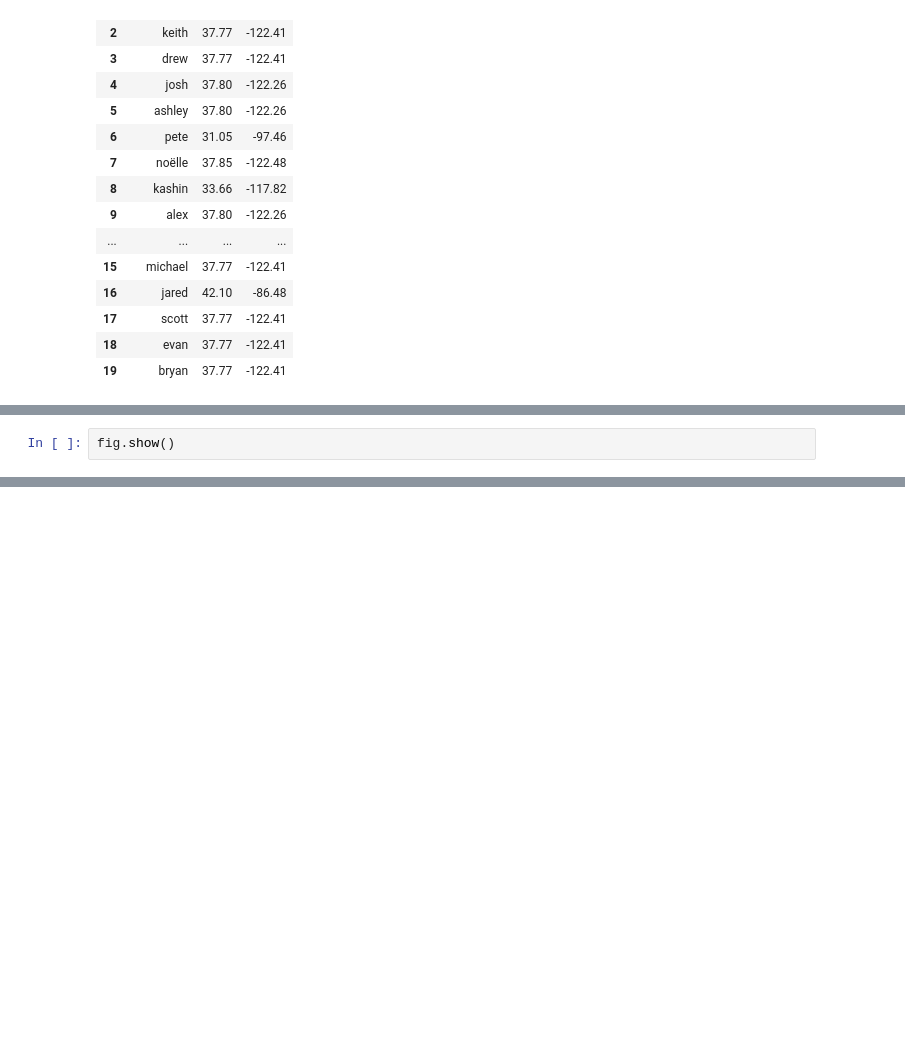
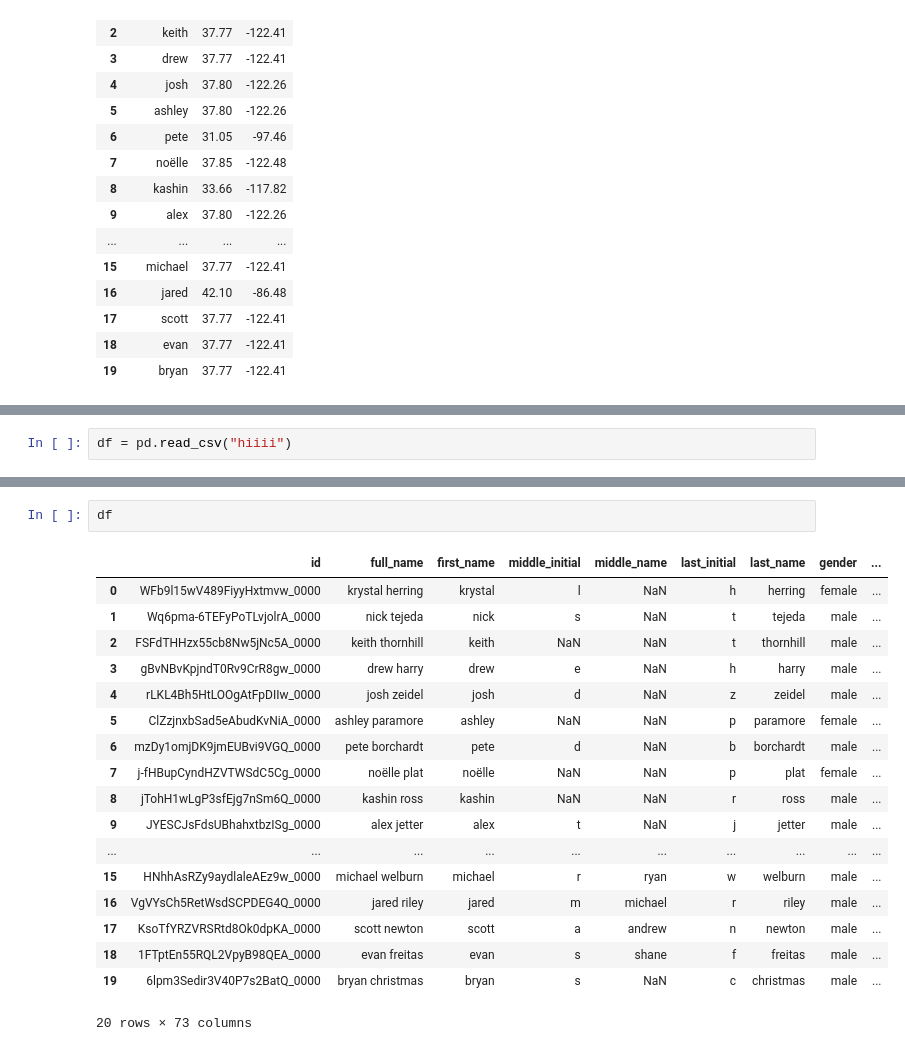
Before and after one commit to melina-diaz/LAHacks2022, a Jupyter notebook: Untitled.ipynb, the cells around one changed output, grey strips where cells are left out. Saved outputs shown, nothing was run; the diff lists cells and outputs as text; blank space fills up the shorter version.

```diff
--- a/Untitled.ipynb
+++ b/Untitled.ipynb
@@ -362,3 +358,3 @@ fig = px.scatter_mapbox(df, lat = 'lat', lon = 'lon')
 # %%
-fig.show()
+df = pd.read_csv("hiiii")
 # %% [output]
@@ -365,0 +362,21 @@ fig.show()
+# %%
+df
+# %% [output]
+|  | id | full_name | first_name | middle_initial | middle_name | last_initial | last_name | gender | ... |
+| 0 | WFb9l15wV489FiyyHxtmvw_0000 | krystal herring | krystal | l | NaN | h | herring | female | ... |
+| 1 | Wq6pma-6TEFyPoTLvjolrA_0000 | nick tejeda | nick | s | NaN | t | tejeda | male | ... |
+| 2 | FSFdTHHzx55cb8Nw5jNc5A_0000 | keith thornhill | keith | NaN | NaN | t | thornhill | male | ... |
+| 3 | gBvNBvKpjndT0Rv9CrR8gw_0000 | drew harry | drew | e | NaN | h | harry | male | ... |
+| 4 | rLKL4Bh5HtLOOgAtFpDIIw_0000 | josh zeidel | josh | d | NaN | z | zeidel | male | ... |
+| 5 | ClZzjnxbSad5eAbudKvNiA_0000 | ashley paramore | ashley | NaN | NaN | p | paramore | female | ... |
+| 6 | mzDy1omjDK9jmEUBvi9VGQ_0000 | pete borchardt | pete | d | NaN | b | borchardt | male | ... |
+| 7 | j-fHBupCyndHZVTWSdC5Cg_0000 | noëlle plat | noëlle | NaN | NaN | p | plat | female | ... |
+| 8 | jTohH1wLgP3sfEjg7nSm6Q_0000 | kashin ross | kashin | NaN | NaN | r | ross | male | ... |
+| 9 | JYESCJsFdsUBhahxtbzISg_0000 | alex jetter | alex | t | NaN | j | jetter | male | ... |
+| ... | ... | ... | ... | ... | ... | ... | ... | ... | ... |
+| 15 | HNhhAsRZy9aydlaleAEz9w_0000 | michael welburn | michael | r | ryan | w | welburn | male | ... |
+| 16 | VgVYsCh5RetWsdSCPDEG4Q_0000 | jared riley | jared | m | michael | r | riley | male | ... |
+| 17 | KsoTfYRZVRSRtd8Ok0dpKA_0000 | scott newton | scott | a | andrew | n | newton | male | ... |
+| 18 | 1FTptEn55RQL2VpyB98QEA_0000 | evan freitas | evan | s | shane | f | freitas | male | ... |
+| 19 | 6lpm3Sedir3V40P7s2BatQ_0000 | bryan christmas | bryan | s | NaN | c | christmas | male | ... |
+20 rows × 73 columns
```
Also changed, not shown: parts of 5 cells of this notebook.
